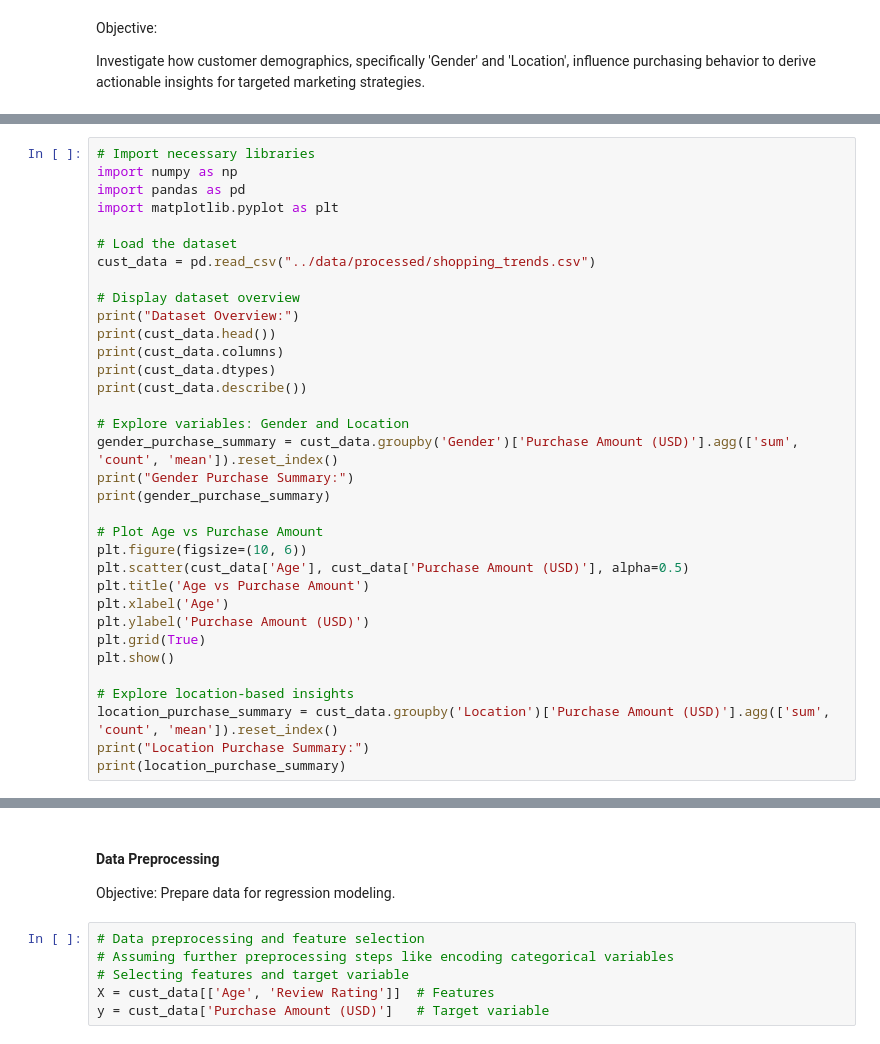
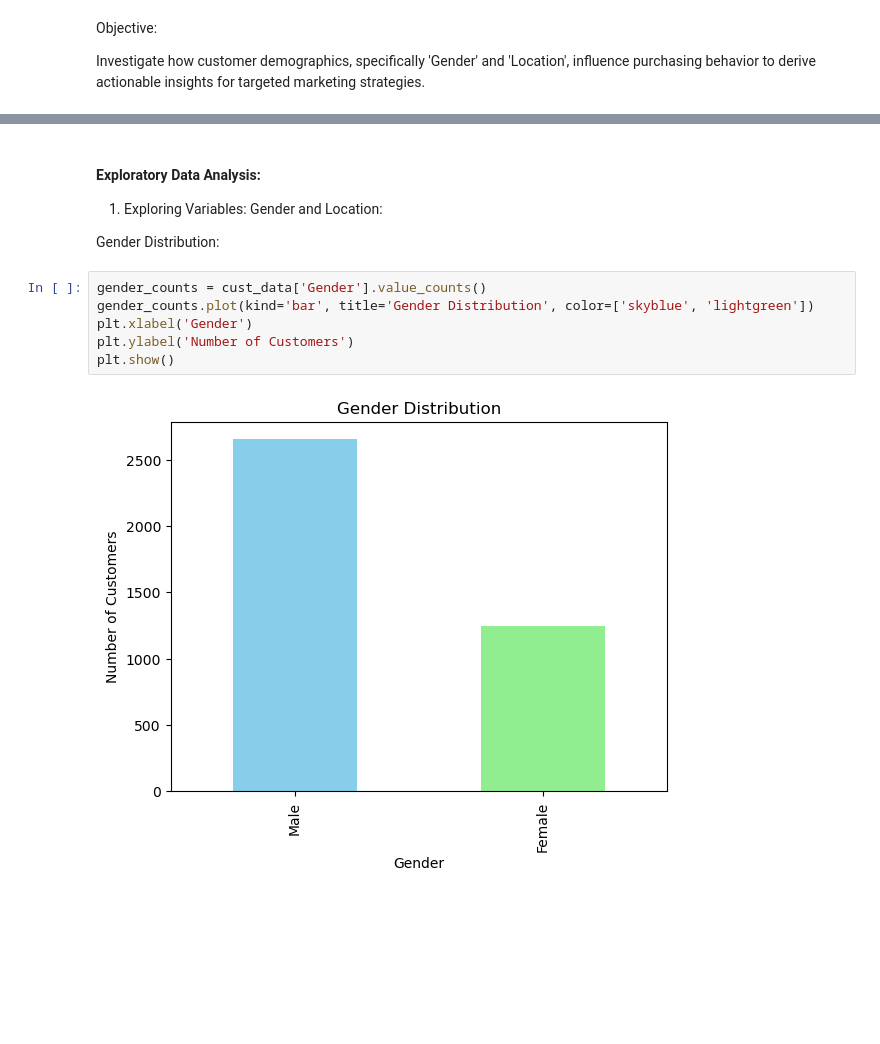
Before and after one commit to Shiraz-Latif/team_project, a Jupyter notebook: src/customer shopping behavior analysis.ipynb, the cells around one changed output, grey strips where cells are left out. Saved outputs shown, nothing was run; the diff lists cells and outputs as text; blank space fills up the shorter version.

Commit message:
Updated the Customer DEmographics and Behavior following the comments received for the previous file commited

```diff
--- a/src/customer shopping behavior analysis.ipynb
+++ b/src/customer shopping behavior analysis.ipynb
@@ -544,34 +487,0 @@ Problem Statement: Explore the relationship between customer demographics specif
-# %%
-# Import necessary libraries
-import numpy as np
-import pandas as pd
-import matplotlib.pyplot as plt
-
-# Load the dataset
-cust_data = pd.read_csv("../data/processed/shopping_trends.csv")
-
-# Display dataset overview
-print("Dataset Overview:")
-print(cust_data.head())
-print(cust_data.columns)
-print(cust_data.dtypes)
-print(cust_data.describe())
-
-# Explore variables: Gender and Location
-gender_purchase_summary = cust_data.groupby('Gender')['Purchase Amount (USD)'].agg(['sum', 'count', 'mean']).reset_index()
-print("Gender Purchase Summary:")
-print(gender_purchase_summary)
-
-# Plot Age vs Purchase Amount
-plt.figure(figsize=(10, 6))
-plt.scatter(cust_data['Age'], cust_data['Purchase Amount (USD)'], alpha=0.5)
-plt.title('Age vs Purchase Amount')
-plt.xlabel('Age')
-plt.ylabel('Purchase Amount (USD)')
-plt.grid(True)
-plt.show()
-
-# Explore location-based insights
-location_purchase_summary = cust_data.groupby('Location')['Purchase Amount (USD)'].agg(['sum', 'count', 'mean']).reset_index()
-print("Location Purchase Summary:")
-print(location_purchase_summary)
@@ -626,10 +488,14 @@ H3: Location affects purchasing behavior, with certain regions showing higher av
-# %% [markdown]
-#### Data Preprocessing
-
-Objective: Prepare data for regression modeling.
-# %%
-# Data preprocessing and feature selection
-# Assuming further preprocessing steps like encoding categorical variables
-# Selecting features and target variable
-X = cust_data[['Age', 'Review Rating']]  # Features
-y = cust_data['Purchase Amount (USD)']   # Target variable
+# %% [markdown]
+#### Exploratory Data Analysis:
+
+1. Exploring Variables: Gender and Location:
+
+Gender Distribution:
+# %%
+gender_counts = cust_data['Gender'].value_counts()
+gender_counts.plot(kind='bar', title='Gender Distribution', color=['skyblue', 'lightgreen'])
+plt.xlabel('Gender')
+plt.ylabel('Number of Customers')
+plt.show()
+# %% [output]
+[figure, added]
```
Also changed, not shown: parts of 26 cells of this notebook.
